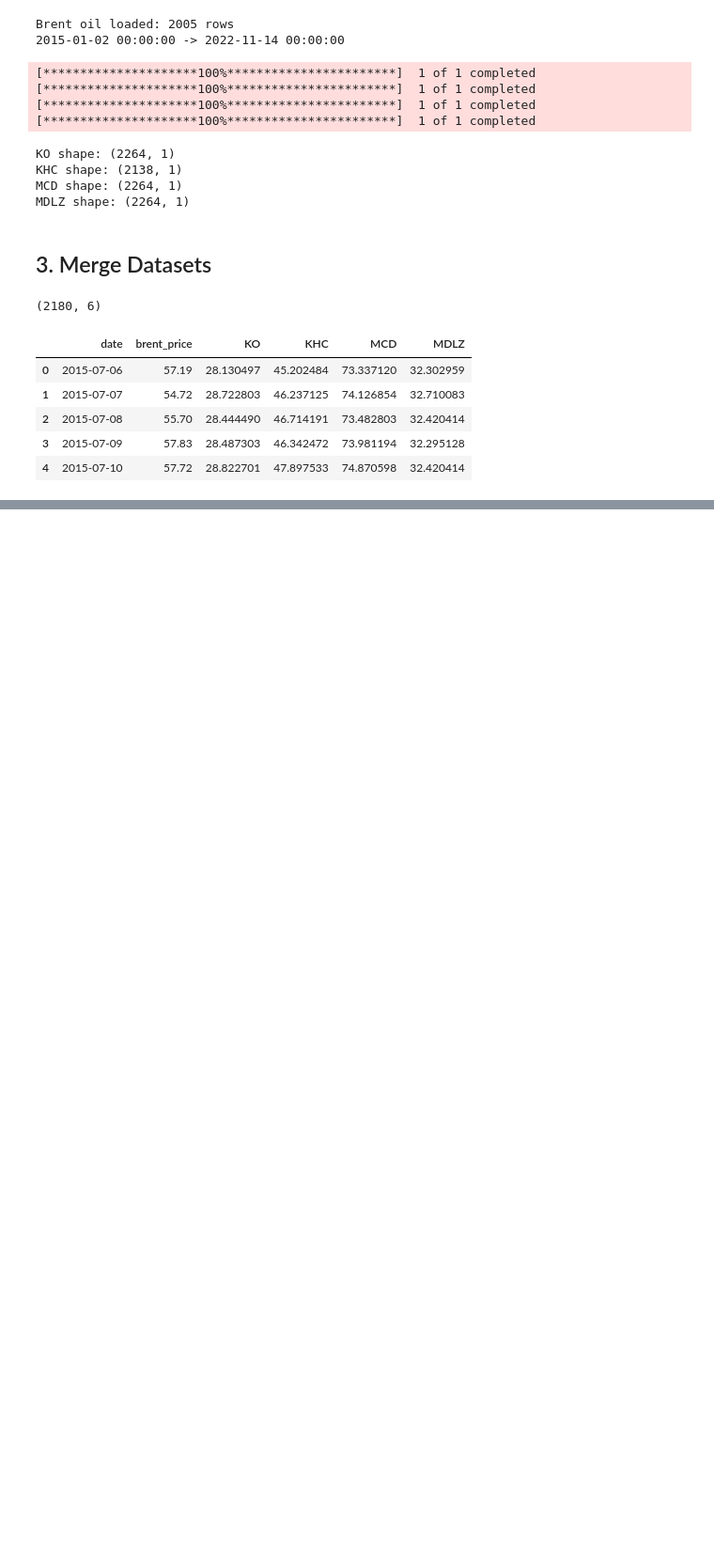
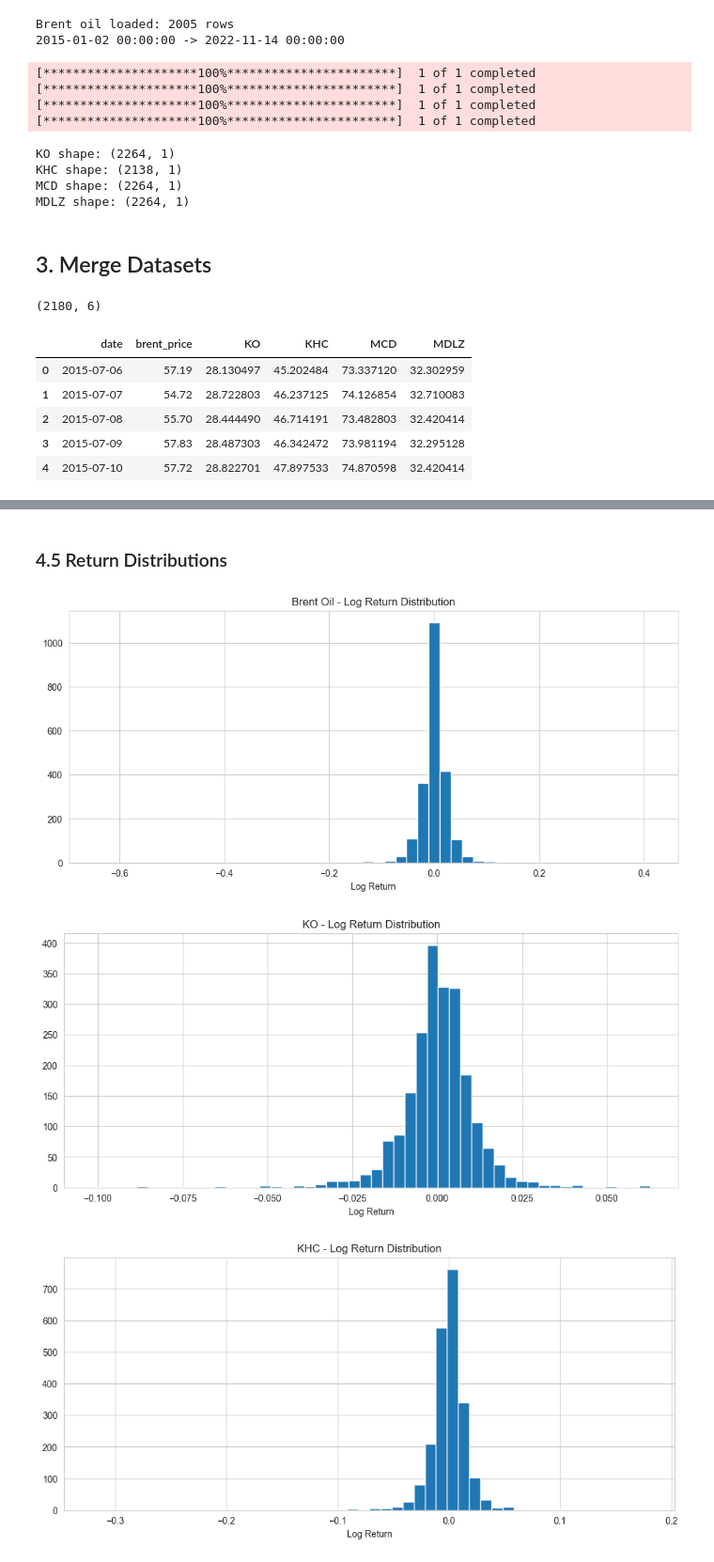
Before and after one commit to alperensarisen/DSA210_Data_Science_Project, a Jupyter notebook: EDA_and_Hypothesis_Tests/eda_hypothesis_test.ipynb, the cells around one changed output, grey strips where cells are left out. Shown at 94% size. Cells and saved outputs as stored; diff of their text form; code cells hidden in the pictures; blank space fills up the shorter version.

```diff
--- a/EDA_and_Hypothesis_Tests/eda_hypothesis_test.ipynb
+++ b/EDA_and_Hypothesis_Tests/eda_hypothesis_test.ipynb
@@ -86,0 +151,9 @@ df.head()
+# %%
+df["brent_ret"] = np.log(df["brent_price"] / df["brent_price"].shift(1))
+df["KO_ret"]    = np.log(df["KO"]   / df["KO"].shift(1))
+df["KHC_ret"]   = np.log(df["KHC"]  / df["KHC"].shift(1))
+df["MCD_ret"]   = np.log(df["MCD"]  / df["MCD"].shift(1))
+df["MDLZ_ret"]  = np.log(df["MDLZ"] / df["MDLZ"].shift(1))
+
+df = df.dropna()
+df.head()
@@ -86,0 +167,36 @@ df.head()
+# %% [markdown]
+### 4.5 Return Distributions
+# %%
+plt.figure()
+plt.hist(df["brent_ret"], bins=50)
+plt.title("Brent Oil - Log Return Distribution")
+plt.xlabel("Log Return")
+plt.show()
+
+plt.figure()
+plt.hist(df["KO_ret"], bins=50)
+plt.title("KO - Log Return Distribution")
+plt.xlabel("Log Return")
+plt.show()
+
+plt.figure()
+plt.hist(df["KHC_ret"], bins=50)
+plt.title("KHC - Log Return Distribution")
+plt.xlabel("Log Return")
+plt.show()
+
+plt.figure()
+plt.hist(df["MCD_ret"], bins=50)
+plt.title("MCD - Log Return Distribution")
+plt.xlabel("Log Return")
+plt.show()
+
+plt.figure()
+plt.hist(df["MDLZ_ret"], bins=50)
+plt.title("MDLZ - Log Return Distribution")
+plt.xlabel("Log Return")
+plt.show()
+# %% [output]
+[figure, added]
+[figure, added]
+[figure, added]
```
Also changed, not shown: parts of 14 cells of this notebook.
